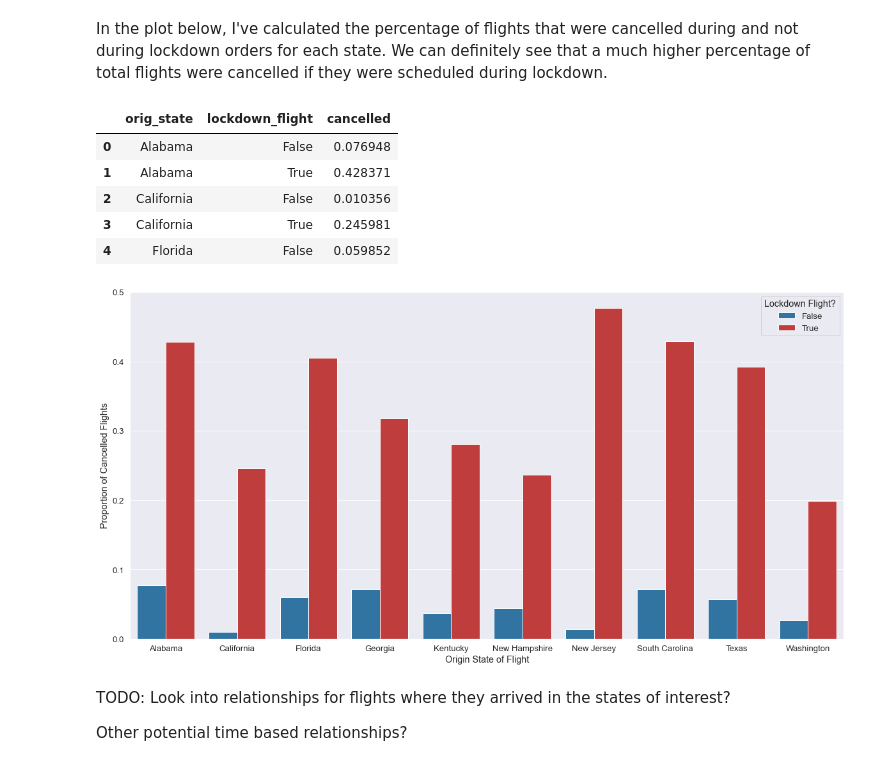
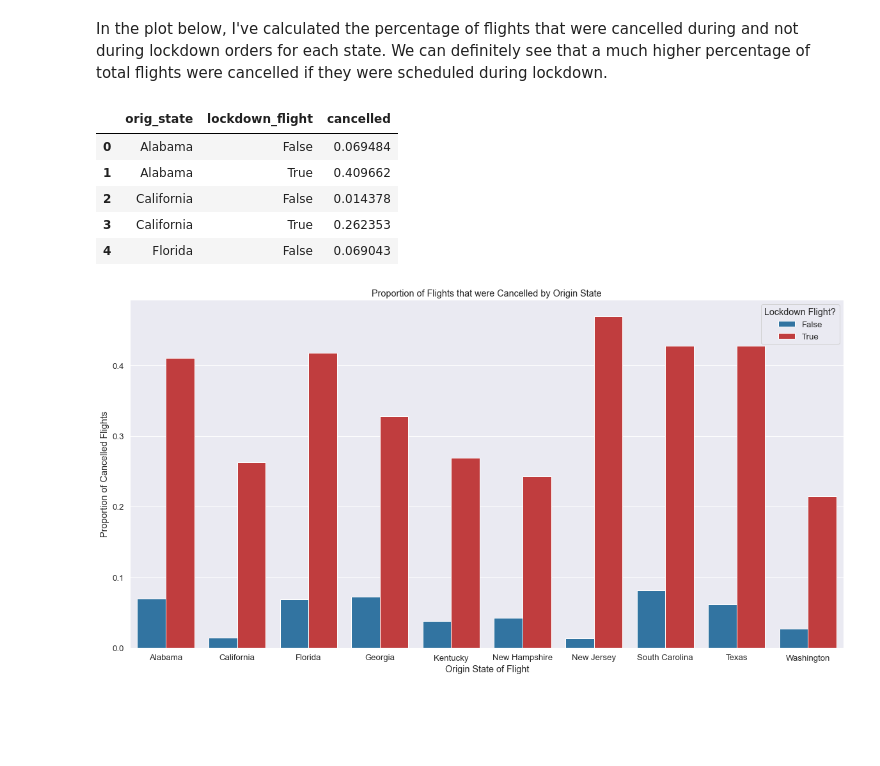
Before and after one commit to nahiJ/DATA-102-Final-Project, a Jupyter notebook: Workbook.ipynb, the cells around one changed output. Drawn from its saved outputs; the diff is of its cells as text; code cells hidden in the pictures; blank space fills up the shorter version.

```diff
--- a/Workbook.ipynb
+++ b/Workbook.ipynb
@@ -6,7 +6,8 @@ import matplotlib.pyplot as plt
 from datetime import date
 import warnings
 
-sns.set_style("whitegrid")
+sns.set_theme(style="darkgrid", font_scale=1.2)
+plt.rcParams['figure.figsize'] = (20.0, 10.0)
 warnings.filterwarnings('ignore')
 # %%
 lockdown = pd.read_csv("lockdown_us.csv")
@@ -96,16 +97,16 @@ flights.head(10)
 # Cleaning the flight delays dataset.
 
 airports_of_interest = ["LAX", "CVG", "SEA", "EWR", "MHT", "ATL", "GSP", "BHM", "MCO", "DFW"]
-months = ["January", "February", "March", "April", "May", "June"]
+months = ["Jan", "Feb", "Mar", "Apr", "May", "Jun"]
 
-flights_c = flights[["ORIGIN_STATE_NM", "ORIGIN", "DEST_STATE_NM", "DEST", "FL_DATE", "MONTH", "DISTANCE", "CANCELLED", "DEP_DELAY_GROUP"]]
+flights_c = flights[["ORIGIN_STATE_NM", "ORIGIN", "DEST_STATE_NM", "DEST", "FL_DATE", "MONTH", "DISTANCE", "CANCELLED", "DEP_DELAY_NEW"]]
 flights_c = flights_c.rename(columns={"ORIGIN_STATE_NM": "orig_state", "ORIGIN": "orig_airport", "DEST_STATE_NM": "dest_state",
                                       "DEST": "dest_airport", "FL_DATE": "flight_date", "MONTH": "flight_month",
-                                      "DISTANCE": "distance", "CANCELLED": "cancelled", "DEP_DELAY_GROUP": "dep_delay_15"})
+                                      "DISTANCE": "distance", "CANCELLED": "cancelled", "DEP_DELAY_NEW": "dep_delay"})
 
 flights_c["cancelled"] = flights_c["cancelled"].astype(bool)
 flights_c["flight_date"] = pd.to_datetime(flights_c["flight_date"], format='%m/%d/%Y')
-flights_c["flight_month"] = flights_c["flight_month"].replace({1: "January", 2: "February", 3: "March", 4: "April", 5: "May", 6: "June"})
+flights_c["flight_month"] = flights_c["flight_month"].replace({1: "Jan", 2: "Feb", 3: "Mar", 4: "Apr", 5: "May", 6: "Jun"})
 flights_c["flight_month"] = pd.Categorical(flights_c["flight_month"], categories=months, ordered=True)
 
 flights_c
@@ -182,20 +186,15 @@ cancelled_p = flights_orig_m.groupby(['orig_state', 'lockdown_flight']).agg({'ca
 cancelled_p.head()
 # %% [output]
 |  | orig_state | lockdown_flight | cancelled |
-| 0 | Alabama | False | 0.076948 |
-| 1 | Alabama | True | 0.428371 |
-| 2 | California | False | 0.010356 |
-| 3 | California | True | 0.245981 |
-| 4 | Florida | False | 0.059852 |
+| 0 | Alabama | False | 0.069484 |
+| 1 | Alabama | True | 0.409662 |
+| 2 | California | False | 0.014378 |
+| 3 | California | True | 0.262353 |
+| 4 | Florida | False | 0.069043 |
 # %%
-plt.figure(figsize=(20, 10))
-sns.set(font_scale=1.2)
-ax = sns.barplot(data=cancelled_p, x="orig_state", y="cancelled", hue="lockdown_flight", palette=['tab:blue', 'tab:red'])
-ax.set(xlabel="Origin State of Flight", ylabel="Proportion of Cancelled Flights")
-ax.legend(title="Lockdown Flight?");
+ax_2 = sns.barplot(data=cancelled_p, x="orig_state", y="cancelled", hue="lockdown_flight", palette=['tab:blue', 'tab:red'])
+ax_2.set_title("Proportion of Flights that were Cancelled by Origin State")
+ax_2.set(xlabel="Origin State of Flight", ylabel="Proportion of Cancelled Flights")
+ax_2.legend(title="Lockdown Flight?");
 # %% [output]
-[figure, old version]
+[figure, new version]
-# %% [markdown]
-TODO: Look into relationships for flights where they arrived in the states of interest?
-
-Other potential time based relationships?
```
Also changed, not shown: parts of 14 cells of this notebook.
